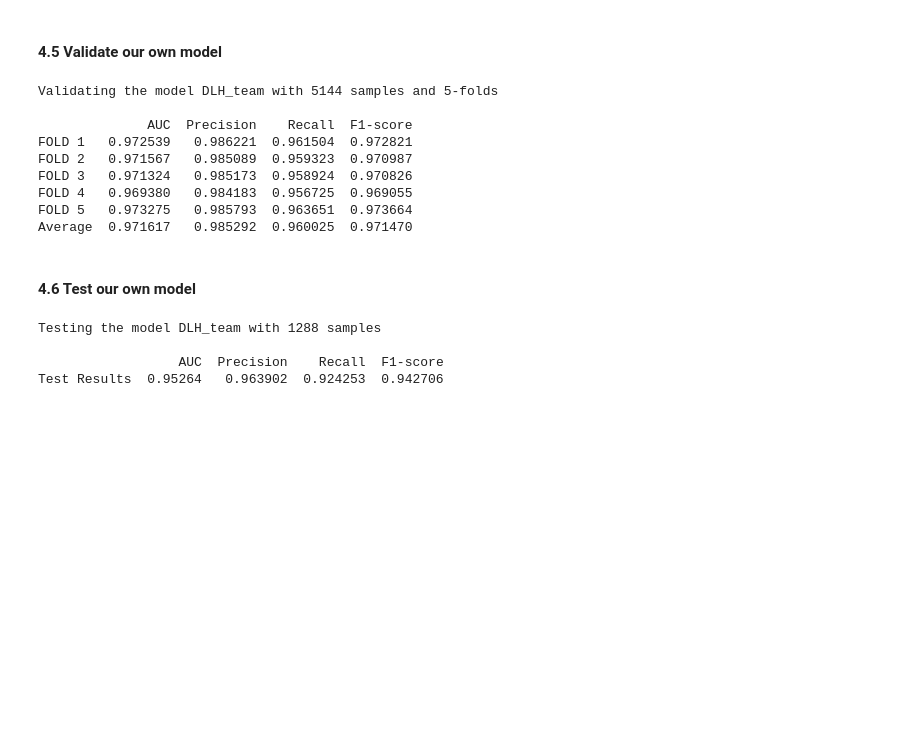
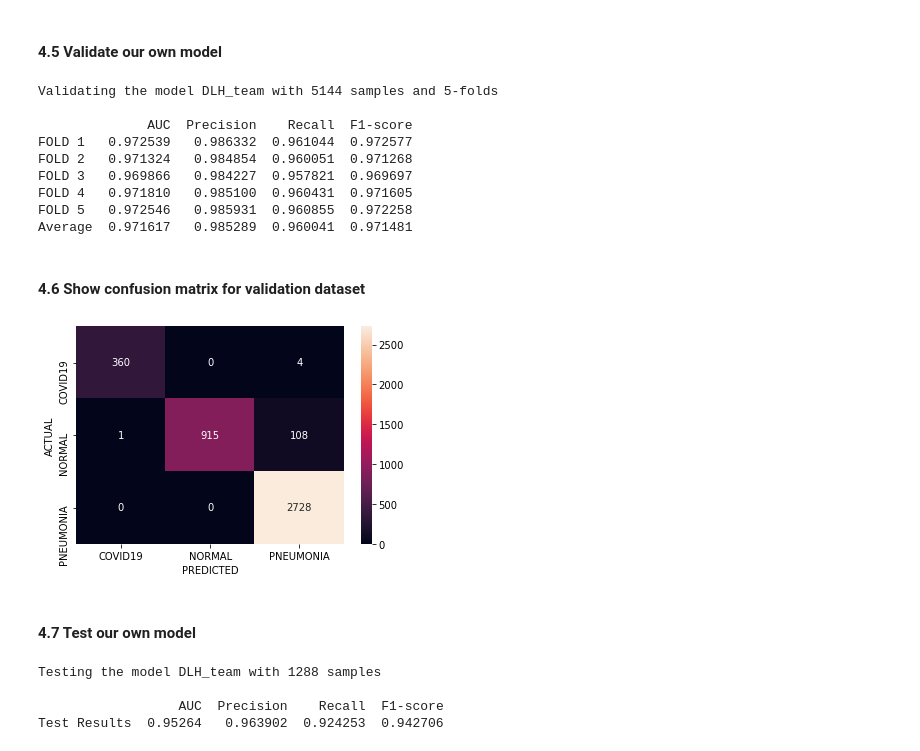
Before and after one commit to soudey123/COVID-19-CHEST-X-RAY-IMAGE-CLASSIFICATION, a Jupyter notebook: Gunther-Notebook.ipynb, the cells around one changed output. Drawn from its saved outputs; the diff is of its cells as text; code cells hidden in the pictures; blank space fills up the shorter version.

```diff
--- a/Gunther-Notebook.ipynb
+++ b/Gunther-Notebook.ipynb
@@ -120,6 +121,19 @@ def calc_pred_actual(model, loader):
         predictions.append(Y_pred_tag)
         actuals.append(Y_test)
     return predictions, actuals
+
+def create_confusion_matrix(preds, y_test):
+    ylist, predlist = [], []
+    for pred in preds:
+        for item in pred:
+            predlist.append(int(item))
+    for y in y_test:
+        for item in y:
+            ylist.append(int(item))
+    data_dict = {'y_Actual':    ylist, 'y_Predicted': predlist}
+    df = pd.DataFrame(data_dict, columns=['y_Actual','y_Predicted'])
+    cm = pd.crosstab(df['y_Actual'], df['y_Predicted'], rownames=['ACTUAL'], colnames=['PREDICTED'])
+    return cm
 
 def train_model(model):
     model.train()
@@ -151,18 +165,20 @@ def validate_model(model, k_folds = 5):
         train_loader = torch.utils.data.DataLoader(dataset, batch_size=batch_size, num_workers=num_workers, sampler=train_subsampler)
         test_loader = torch.utils.data.DataLoader(dataset, batch_size=batch_size, num_workers=num_workers, sampler=test_subsampler)
         predictions, actuals = calc_pred_actual(model, train_loader)
+        conf_matrix = create_confusion_matrix(predictions, actuals)
         df_aux = calc_metrics(predictions, actuals, 'FOLD '+str(fold+1))
         df = df.append(df_aux)
     df.loc['Average'] = df.mean(axis=0)
     print(df.astype(float))
-    return df.astype(float)
+    return df.astype(float), conf_matrix
 
 def test_model(model):
     print(f"Testing the model {model_name} with {df_dataset.loc['TOTAL', 'test']} samples \n")
     predictions, actuals = calc_pred_actual(model, test_loader)
+    conf_matrix = create_confusion_matrix(predictions, actuals)
     df_test = calc_metrics(predictions, actuals, 'Test Results').astype(float)
     print(df_test)
-    return df_test
+    return df_test, conf_matrix
 
 def plot_epoch(df):
     _ = plt.plot(df['epoch'], df['loss'])
@@ -237,17 +253,23 @@ plot_epoch(df_epochs)
 # %% [markdown]
 #### 4.5 Validate our own model
 # %%
-validation_results = validate_model(our_model, k_folds = 5)
+validation_results, conf_matrix_val = validate_model(our_model, k_folds = 5)
 # %% [output]
 Validating the model DLH_team with 5144 samples and 5-folds
 
               AUC  Precision    Recall  F1-score
-FOLD 1   0.972539   0.986221  0.961504  0.972821
-FOLD 2   0.971567   0.985089  0.959323  0.970987
-FOLD 3   0.971324   0.985173  0.958924  0.970826
-FOLD 4   0.969380   0.984183  0.956725  0.969055
-FOLD 5   0.973275   0.985793  0.963651  0.973664
-Average  0.971617   0.985292  0.960025  0.971470
+FOLD 1   0.972539   0.986332  0.961044  0.972577
+FOLD 2   0.971324   0.984854  0.960051  0.971268
+FOLD 3   0.969866   0.984227  0.957821  0.969697
+FOLD 4   0.971810   0.985100  0.960431  0.971605
+FOLD 5   0.972546   0.985931  0.960855  0.972258
+Average  0.971617   0.985289  0.960041  0.971481
+# %% [markdown]
+#### 4.6 Show confusion matrix for validation dataset
+# %%
+_ = sn.heatmap(conf_matrix_val, annot=True, fmt='g', xticklabels=categories, yticklabels=categories)
+# %% [output]
+[figure, added]
 # %% [markdown]
-#### 4.6 Test our own model
+#### 4.7 Test our own model
 # %%
```
Also changed, not shown: parts of 8 cells of this notebook.
